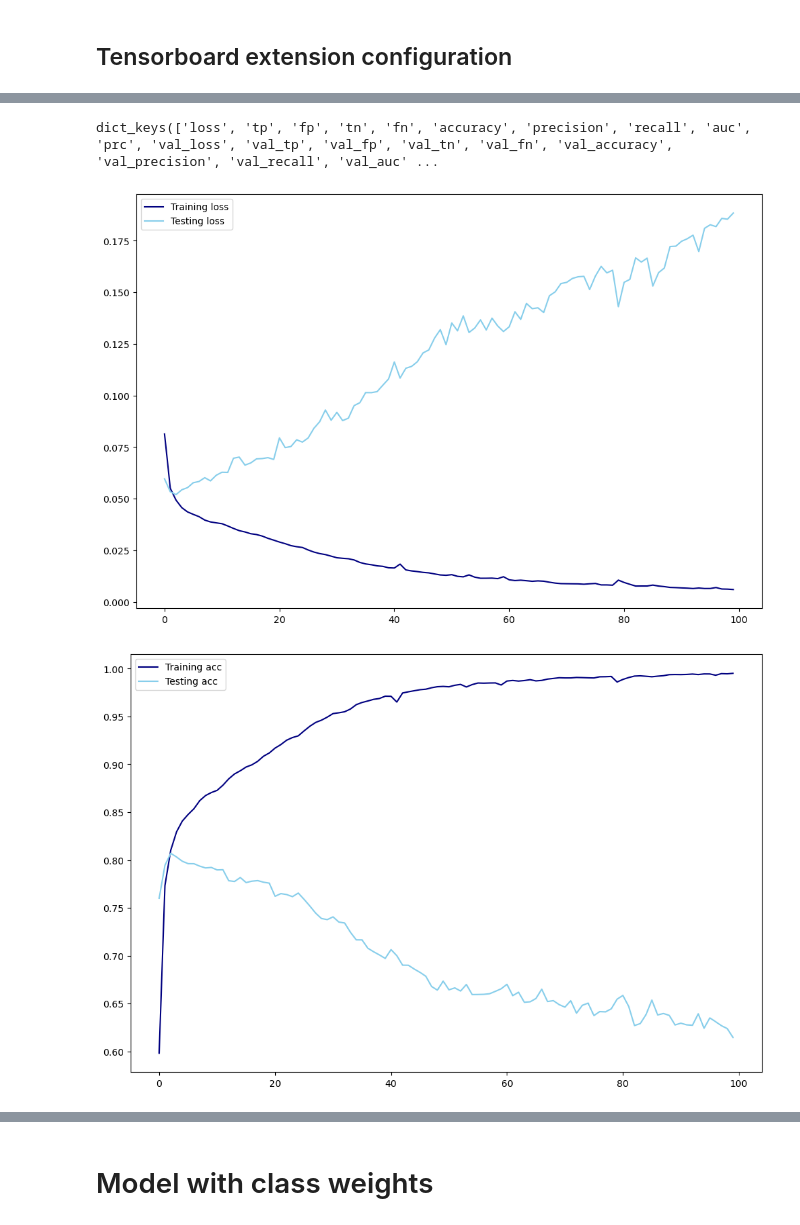
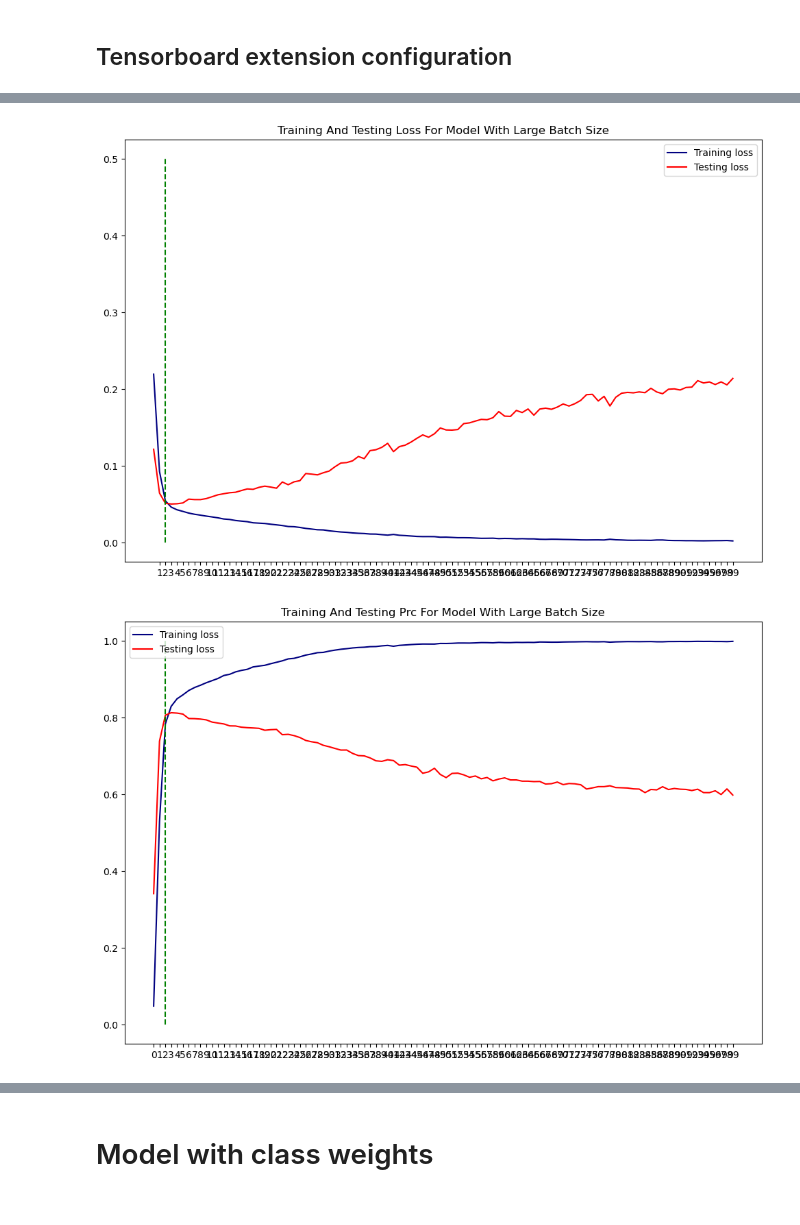
Before and after one commit to bryangyc/Toxic_comments_classification, a Jupyter notebook: code/model1.ipynb, the cells around one changed output, grey strips where cells are left out. Drawn from its saved outputs; the diff is of its cells as text; code cells hidden in the pictures.

```diff
--- a/code/model1.ipynb
+++ b/code/model1.ipynb
@@ -652,4 +605,0 @@ model.save('../nn_models/baseline_model.h5')
-# %%
-history.history.keys()
-# %% [output]
-dict_keys(['loss', 'tp', 'fp', 'tn', 'fn', 'accuracy', 'precision', 'recall', 'auc', 'prc', 'val_loss', 'val_tp', 'val_fp', 'val_tn', 'val_fn', 'val_accuracy', 'val_precision', 'val_recall', 'val_auc' ...
@@ -656,20 +611,32 @@ dict_keys(['loss', 'tp', 'fp', 'tn', 'fn', 'accuracy', 'precision', 'recall', 'a
+# %%
+history_dict = json.load(open("../nn_models/saved_history_1024", 'r'))
 # %%
-train_loss = history_first.history['loss']
-test_loss = history_first.history['val_loss']
+train_loss = history_dict['loss']
+test_loss = history_dict['val_loss']
 
 plt.figure(figsize=(12, 8))
 plt.plot(train_loss, label='Training loss', color='navy')
-plt.plot(test_loss, label='Testing loss', color='skyblue')
-plt.legend();
+plt.plot(test_loss, label='Testing loss', color='red')
+plt.vlines(x=2, ymin=0, ymax=0.5, color='green', linestyle='--')
+plt.title('Training and Testing Loss for model with large batch size'.title())
+plt.legend()
+plt.xticks(range(1, 100, 1))
+plt.savefig('../charts/baseline_model_loss.png', bbox_inches='tight')
+plt.show()
 # %% [output]
-[figure, old version]
+[figure, new version]
 # %%
-train_loss = history_first.history['prc']
-test_loss = history_first.history['val_prc']
+train_loss = history_dict['prc']
+test_loss = history_dict['val_prc']
 
 plt.figure(figsize=(12, 8))
-plt.plot(train_loss, label='Training acc', color='navy')
-plt.plot(test_loss, label='Testing acc', color='skyblue')
-plt.legend();
+plt.plot(train_loss, label='Training loss', color='navy')
+plt.plot(test_loss, label='Testing loss', color='red')
+plt.title('Training and Testing prc for model with large batch size'.title())
+plt.vlines(x=2, ymin=0, ymax=1.0, color='green', linestyle='--')
+plt.legend()
+plt.xticks(range(0, 100, 1))
+plt.savefig('../charts/baseline_model_prc.png', bbox_inches='tight')
+plt.show()
 # %% [output]
-[figure, old version]
+[figure, new version]
```
Also changed, not shown: parts of 127 cells of this notebook, 29 other files.
